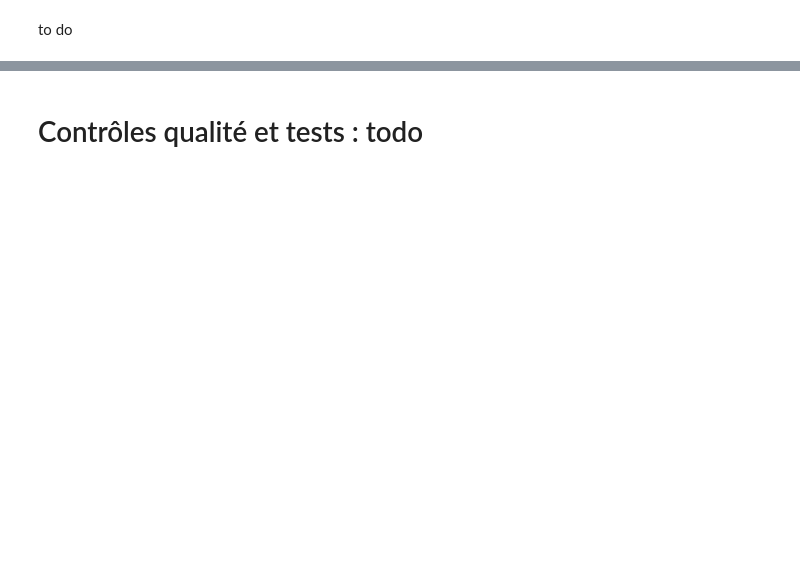
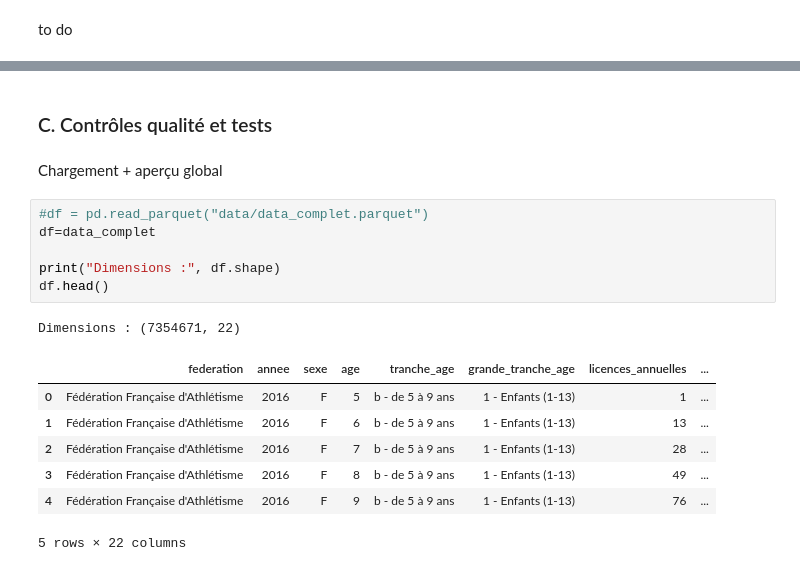
Before and after one commit to oldblindmole/Projet_Python_Data_Science_JO, a Jupyter notebook: main.ipynb, the cells around one changed output, grey strips where cells are left out. Saved outputs shown, nothing was run; the diff lists cells and outputs as text; blank space fills up the shorter version.

```diff
--- a/main.ipynb
+++ b/main.ipynb
@@ -176,2 +255,19 @@ print("Fichiers exportés dans :", OUTPUT_DIR.resolve())
 # %% [markdown]
-# Contrôles qualité et tests : todo
+### C. Contrôles qualité et tests
+# %% [markdown]
+Chargement + aperçu global
+# %%
+#df = pd.read_parquet("data/data_complet.parquet")
+df=data_complet
+
+print("Dimensions :", df.shape)
+df.head()
+# %% [output]
+Dimensions : (7354671, 22)
+|  | federation | annee | sexe | age | tranche_age | grande_tranche_age | licences_annuelles | ... |
+| 0 | Fédération Française d'Athlétisme | 2016 | F | 5 | b - de 5 à 9 ans | 1 - Enfants (1-13) | 1 | ... |
+| 1 | Fédération Française d'Athlétisme | 2016 | F | 6 | b - de 5 à 9 ans | 1 - Enfants (1-13) | 13 | ... |
+| 2 | Fédération Française d'Athlétisme | 2016 | F | 7 | b - de 5 à 9 ans | 1 - Enfants (1-13) | 28 | ... |
+| 3 | Fédération Française d'Athlétisme | 2016 | F | 8 | b - de 5 à 9 ans | 1 - Enfants (1-13) | 49 | ... |
+| 4 | Fédération Française d'Athlétisme | 2016 | F | 9 | b - de 5 à 9 ans | 1 - Enfants (1-13) | 76 | ... |
+5 rows × 22 columns
```
Also changed, not shown: parts of 33 cells of this notebook, 2 other files.
